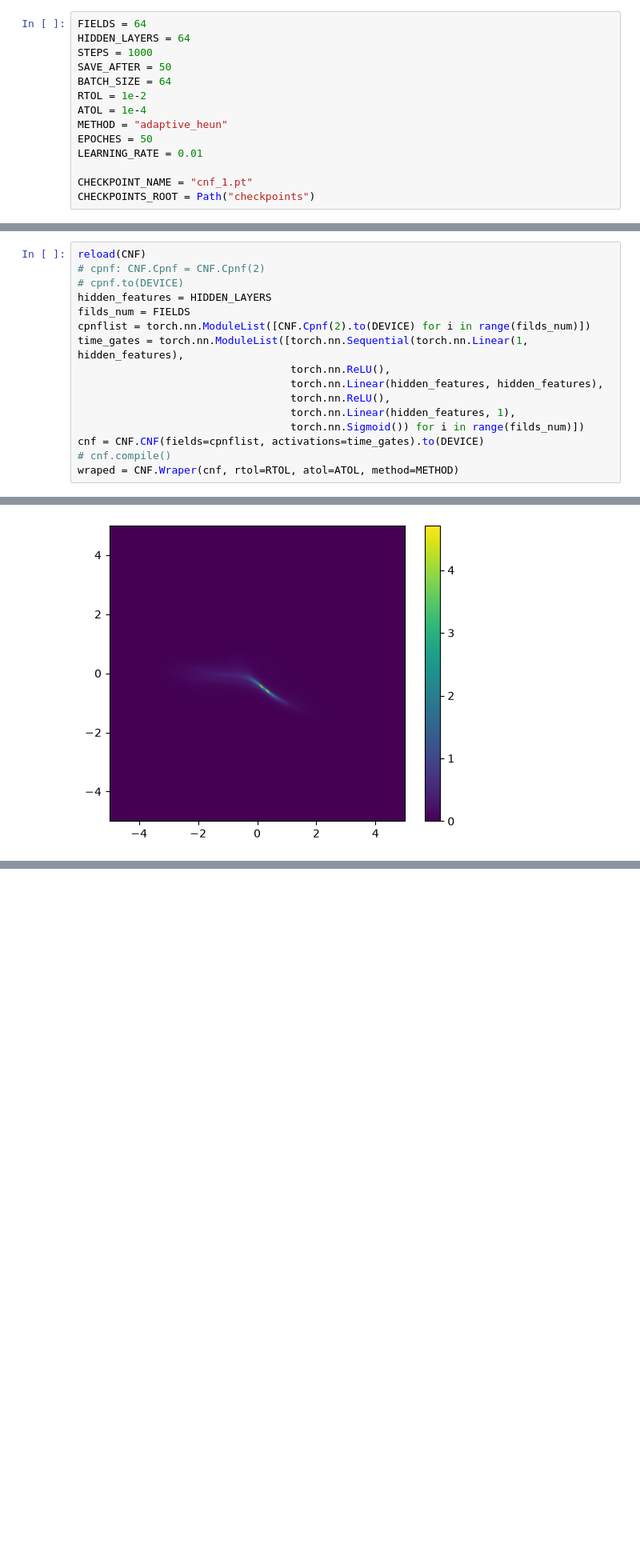
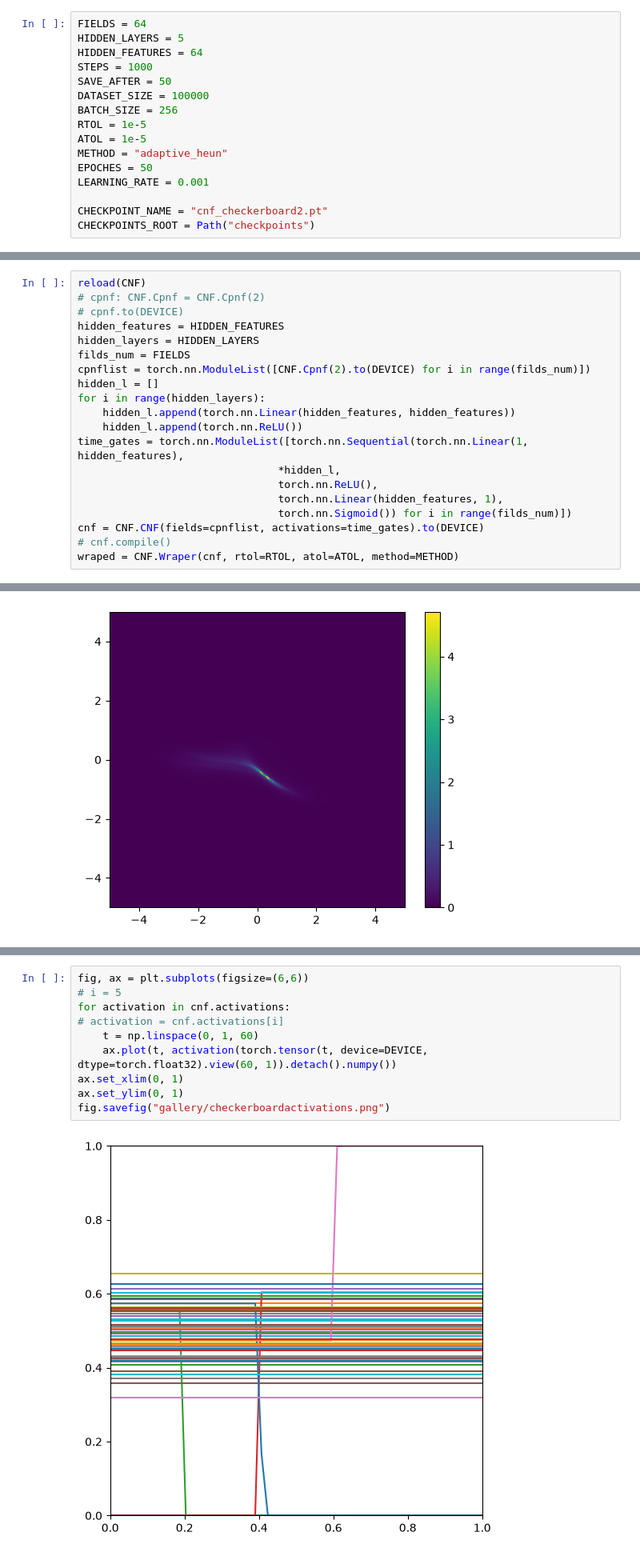
Before and after one commit to al3kseyka/scince_school, a Jupyter notebook: cnf_simple.ipynb, the cells around one changed output, grey strips where cells are left out. Shown at 80% size. Drawn from its saved outputs; the diff is of its cells as text; blank space fills up the shorter version.

```diff
--- a/cnf_simple.ipynb
+++ b/cnf_simple.ipynb
@@ -37,17 +37,19 @@ None 7
 6 _CudaDeviceProperties(name='NVIDIA RTX A4000', major=8, minor=6, total_memory=15973MB, multi_processor_count=48, uuid=53eaee12-1803-f8da-7399-ccdbfda91a18, pci_bus_id=216, pci_device_id=0, pci_domai ...
 # %%
 FIELDS = 64
-HIDDEN_LAYERS = 64
+HIDDEN_LAYERS = 5
+HIDDEN_FEATURES = 64
 STEPS = 1000
 SAVE_AFTER = 50
-BATCH_SIZE = 64
-RTOL = 1e-2
-ATOL = 1e-4
+DATASET_SIZE = 100000
+BATCH_SIZE = 256
+RTOL = 1e-5
+ATOL = 1e-5
 METHOD = "adaptive_heun"
 EPOCHES = 50
-LEARNING_RATE = 0.01
+LEARNING_RATE = 0.001
 
-CHECKPOINT_NAME = "cnf_1.pt"
+CHECKPOINT_NAME = "cnf_checkerboard2.pt"
 CHECKPOINTS_ROOT = Path("checkpoints")
 # %%
 reload(CNF)
@@ -109,15 +111,19 @@ tensor([[-0.0864,  1.6504],
 reload(CNF)
 # cpnf: CNF.Cpnf = CNF.Cpnf(2)
 # cpnf.to(DEVICE)
-hidden_features = HIDDEN_LAYERS
+hidden_features = HIDDEN_FEATURES
+hidden_layers = HIDDEN_LAYERS
 filds_num = FIELDS
 cpnflist = torch.nn.ModuleList([CNF.Cpnf(2).to(DEVICE) for i in range(filds_num)])
+hidden_l = []
+for i in range(hidden_layers):
+    hidden_l.append(torch.nn.Linear(hidden_features, hidden_features))
+    hidden_l.append(torch.nn.ReLU())
 time_gates = torch.nn.ModuleList([torch.nn.Sequential(torch.nn.Linear(1, hidden_features),
-                                  torch.nn.ReLU(),
-                                  torch.nn.Linear(hidden_features, hidden_features),
-                                  torch.nn.ReLU(),
-                                  torch.nn.Linear(hidden_features, 1),
-                                  torch.nn.Sigmoid()) for i in range(filds_num)])
+                                *hidden_l,
+                                torch.nn.ReLU(),
+                                torch.nn.Linear(hidden_features, 1),
+                                torch.nn.Sigmoid()) for i in range(filds_num)])
 cnf = CNF.CNF(fields=cpnflist, activations=time_gates).to(DEVICE)
 # cnf.compile()
 wraped = CNF.Wraper(cnf, rtol=RTOL, atol=ATOL, method=METHOD)
@@ -294,0 +308,12 @@ anim.save("gallery/learned1.1.gif")
+# %%
+fig, ax = plt.subplots(figsize=(6,6))
+# i = 5
+for activation in cnf.activations:
+# activation = cnf.activations[i]
+    t = np.linspace(0, 1, 60)
+    ax.plot(t, activation(torch.tensor(t, device=DEVICE, dtype=torch.float32).view(60, 1)).detach().numpy())
+ax.set_xlim(0, 1)
+ax.set_ylim(0, 1)
+fig.savefig("gallery/checkerboardactivations.png")
+# %% [output]
+[figure, added]
```
Also changed, not shown: parts of 4 cells of this notebook.
